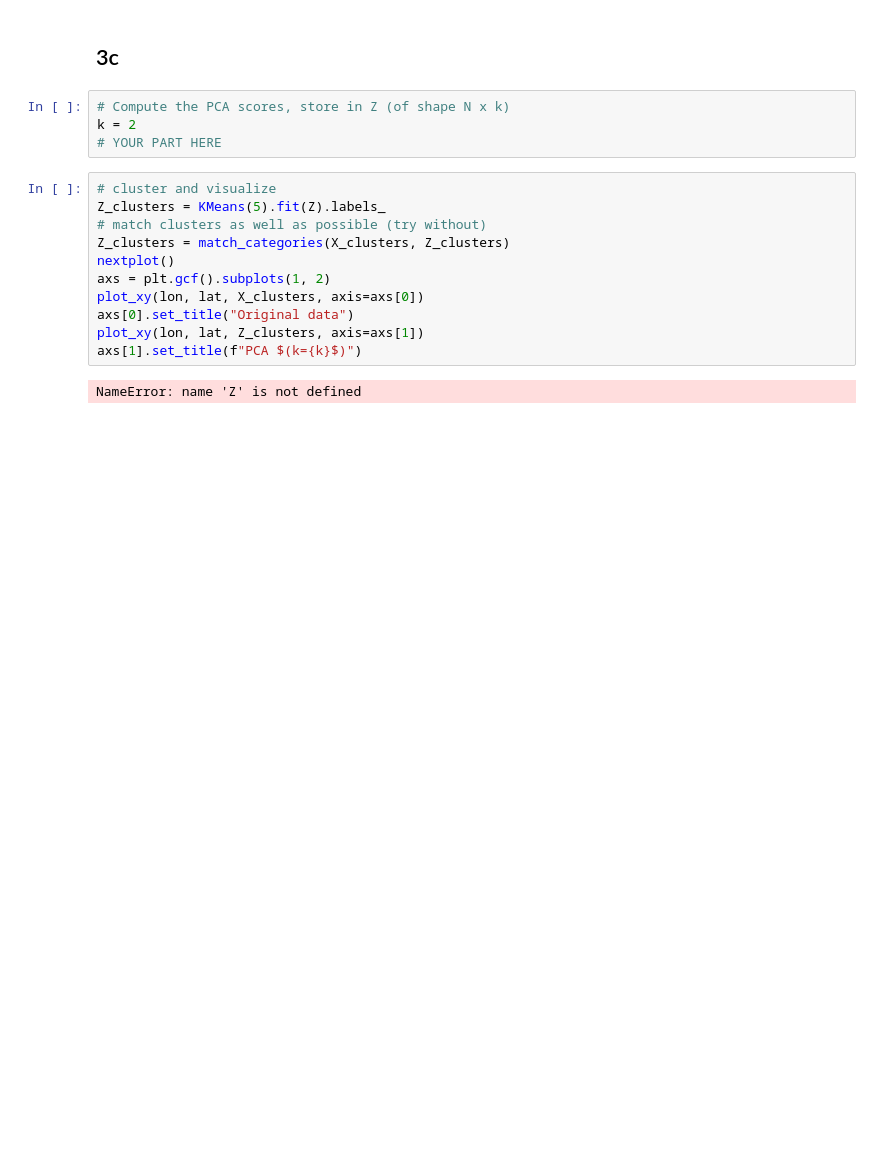
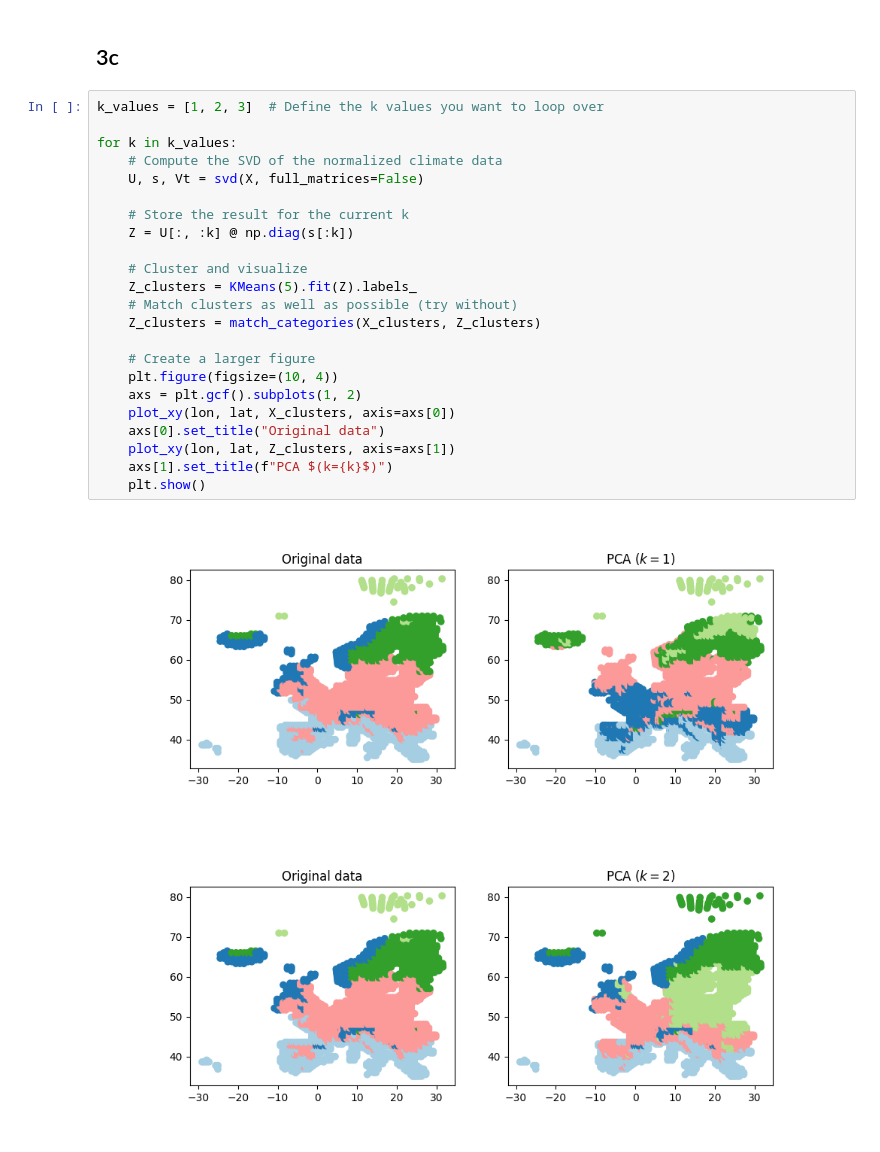
Before and after one commit to eelisee/IE-675b-Machine-Learning, a Jupyter notebook: a03-svd/a03-svd.ipynb, the cells around one changed output. Saved outputs shown, nothing was run; the diff lists cells and outputs as text; blank space fills up the shorter version.

```diff
--- a/a03-svd/a03-svd.ipynb
+++ b/a03-svd/a03-svd.ipynb
@@ -1082,19 +1141,28 @@ This clustering model could be valuable for regional climate studies, resource p
 # %% [markdown]
 ## 3c
-# %%
-# Compute the PCA scores, store in Z (of shape N x k)
-k = 2
-# YOUR PART HERE
-# %%
-# cluster and visualize
-Z_clusters = KMeans(5).fit(Z).labels_
-# match clusters as well as possible (try without)
-Z_clusters = match_categories(X_clusters, Z_clusters)
-nextplot()
-axs = plt.gcf().subplots(1, 2)
-plot_xy(lon, lat, X_clusters, axis=axs[0])
-axs[0].set_title("Original data")
-plot_xy(lon, lat, Z_clusters, axis=axs[1])
-axs[1].set_title(f"PCA $(k={k}$)")
-# %% [output]
-NameError: name 'Z' is not defined
+# %%
+k_values = [1, 2, 3]  # Define the k values you want to loop over
+
+for k in k_values:
+    # Compute the SVD of the normalized climate data
+    U, s, Vt = svd(X, full_matrices=False)
+
+    # Store the result for the current k
+    Z = U[:, :k] @ np.diag(s[:k])
+
+    # Cluster and visualize
+    Z_clusters = KMeans(5).fit(Z).labels_
+    # Match clusters as well as possible (try without)
+    Z_clusters = match_categories(X_clusters, Z_clusters)
+
+    # Create a larger figure
+    plt.figure(figsize=(10, 4))
+    axs = plt.gcf().subplots(1, 2)
+    plot_xy(lon, lat, X_clusters, axis=axs[0])
+    axs[0].set_title("Original data")
+    plot_xy(lon, lat, Z_clusters, axis=axs[1])
+    axs[1].set_title(f"PCA $(k={k}$)")
+    plt.show()
+# %% [output]
+[figure, added]
+[figure, added]
```
Also changed, not shown: parts of 5 cells of this notebook, 3 other files.
